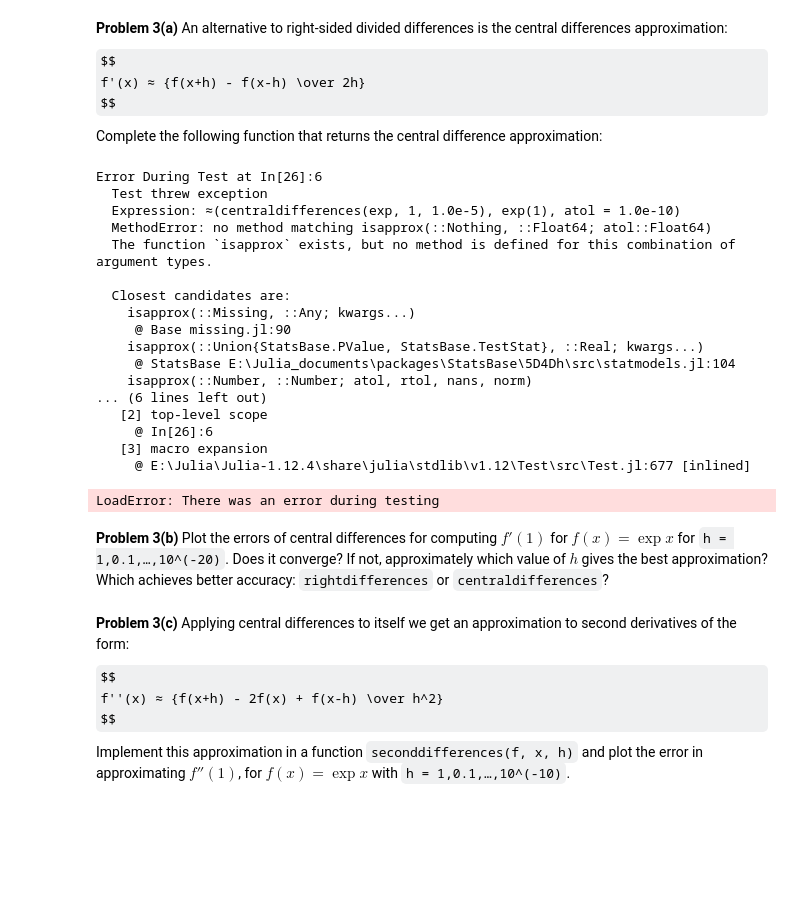
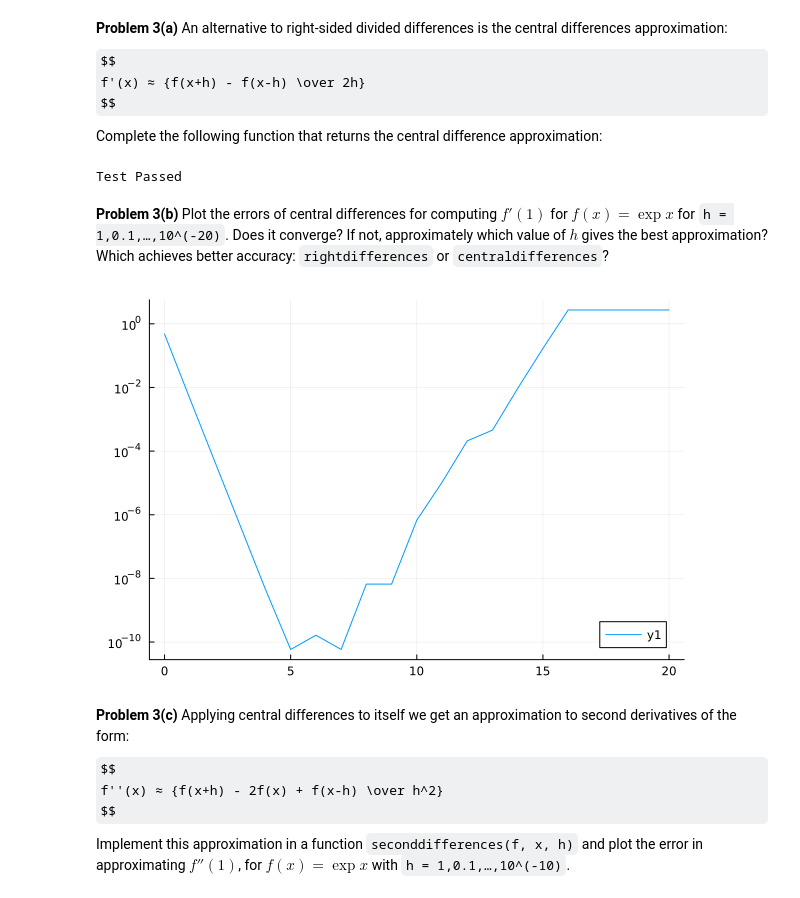
Before and after one commit to YJ2524/MATH50003-Numerical-Analysis, a Jupyter notebook: labs/lab1.ipynb, the cells around one changed output. Cells and saved outputs as stored; diff of their text form; code cells hidden in the pictures; some formulas as TeX source; blank space fills up the shorter version.

```diff
--- a/labs/lab1.ipynb
+++ b/labs/lab1.ipynb
@@ -384,29 +400,13 @@ Complete the following function that returns the central difference approximatio
 # %%
 function centraldifferences(f, x, h)
     # TODO: return an implementation of central differences
-
+    fp = (f(x+h) - f(x-h)) / (2 * h)
+    fp
 end
 
 @test centraldifferences(exp, 1, 0.00001) ≈ exp(1) atol=1E-10
 # %% [output]
-Error During Test at In[26]:6
-  Test threw exception
-  Expression: ≈(centraldifferences(exp, 1, 1.0e-5), exp(1), atol = 1.0e-10)
-  MethodError: no method matching isapprox(::Nothing, ::Float64; atol::Float64)
-  The function `isapprox` exists, but no method is defined for this combination of argument types.
-
-  Closest candidates are:
-    isapprox(::Missing, ::Any; kwargs...)
-     @ Base missing.jl:90
-    isapprox(::Union{StatsBase.PValue, StatsBase.TestStat}, ::Real; kwargs...)
-     @ StatsBase E:\Julia_documents\packages\StatsBase\5D4Dh\src\statmodels.jl:104
-    isapprox(::Number, ::Number; atol, rtol, nans, norm)
-... (6 lines left out)
-   [2] top-level scope
-     @ In[26]:6
-   [3] macro expansion
-     @ E:\Julia\Julia-1.12.4\share\julia\stdlib\v1.12\Test\src\Test.jl:677 [inlined]
+Test Passed
-LoadError: There was an error during testing
 # %% [markdown]
 **Problem 3(b)** Plot the errors of central differences for computing $f'(1)$
 for $f(x) = \exp x$ for `h = 1,0.1,…,10^(-20)`.
@@ -417,3 +415,9 @@ Which achieves better accuracy: `rightdifferences` or `centraldifferences`?
+# %%
+# TODO: Plot the errors of centraldifferences
+errs4 = [abs(centraldifferences(exp, 1, j) - exp(1)) for j = 10.0 .^ (0:-1:-20)]
+plot(0:20, errs4; yscale=:log10, legend=:bottomright, yticks=10.0 .^ (0:-2:-12))
+# %% [output]
+[figure, added]
 # %% [markdown]
 **Problem 3(c)** Applying central differences to itself we get an approximation to
 second derivatives of the form:
```
Also changed, not shown: parts of 5 cells of this notebook.
